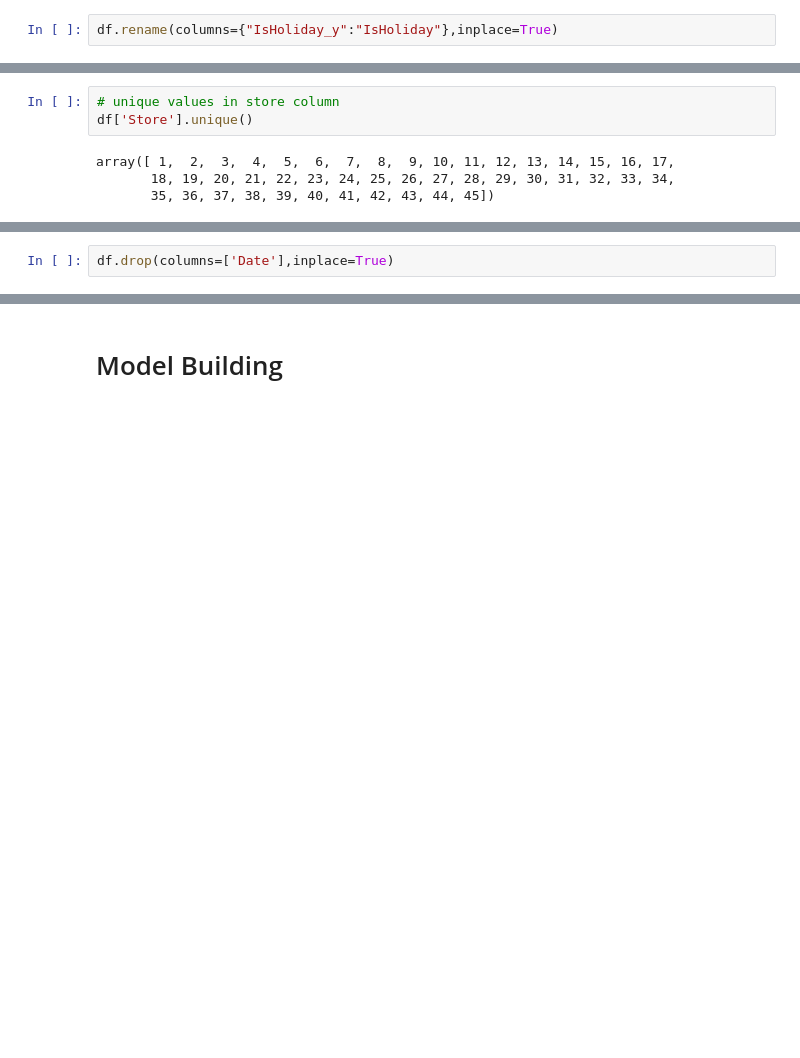
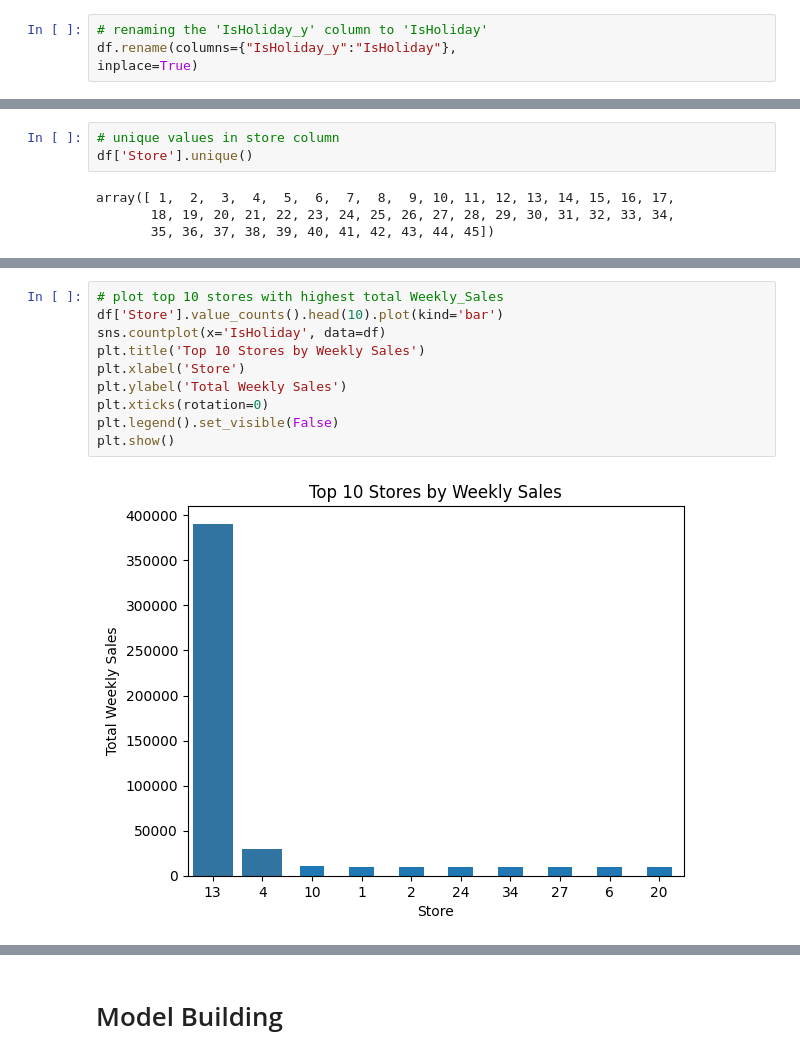
Before and after one commit to BUFONJOKER/ml-ds-internship, a Jupyter notebook: Task2/Task_2_wallmart_sales_forecasting_model.ipynb, the cells around one changed output, grey strips where cells are left out. Saved outputs shown, nothing was run; the diff lists cells and outputs as text; blank space fills up the shorter version.

```diff
--- a/Task2/Task_2_wallmart_sales_forecasting_model.ipynb
+++ b/Task2/Task_2_wallmart_sales_forecasting_model.ipynb
@@ -109,5 +123,7 @@ df.head(2)
 # %%
-df.rename(columns={"IsHoliday_y":"IsHoliday"},inplace=True)
+# renaming the 'IsHoliday_y' column to 'IsHoliday'
+df.rename(columns={"IsHoliday_y":"IsHoliday"},
+inplace=True)
 # %%
 # check top few rows
 df.head()
@@ -434,2 +265,0 @@ sns.heatmap(df[['Weekly_Sales','Temperature','Fuel_Price','CPI','Unemployment']]
-# %%
-df.drop(columns=['Date'],inplace=True)
@@ -552,0 +423,12 @@ X.shape
+# %%
+# plot top 10 stores with highest total Weekly_Sales
+df['Store'].value_counts().head(10).plot(kind='bar')
+sns.countplot(x='IsHoliday', data=df)
+plt.title('Top 10 Stores by Weekly Sales')
+plt.xlabel('Store')
+plt.ylabel('Total Weekly Sales')
+plt.xticks(rotation=0)
+plt.legend().set_visible(False)
+plt.show()
+# %% [output]
+[figure, added]
```
Also changed, not shown: parts of 168 cells of this notebook.
